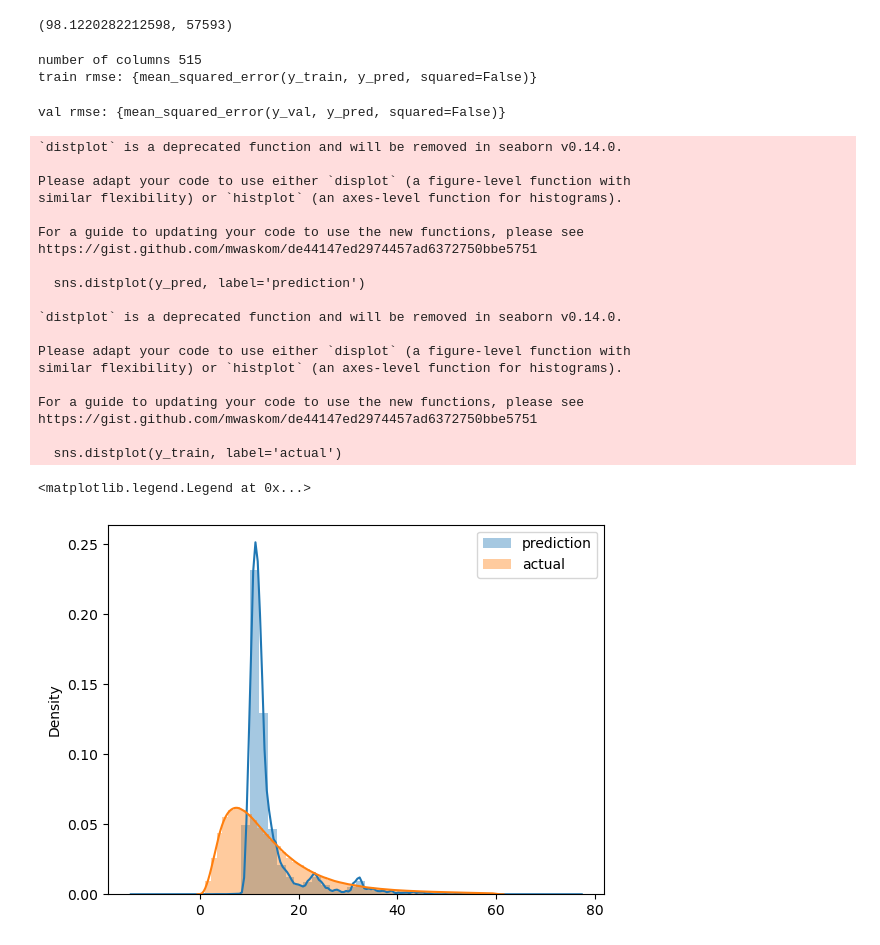
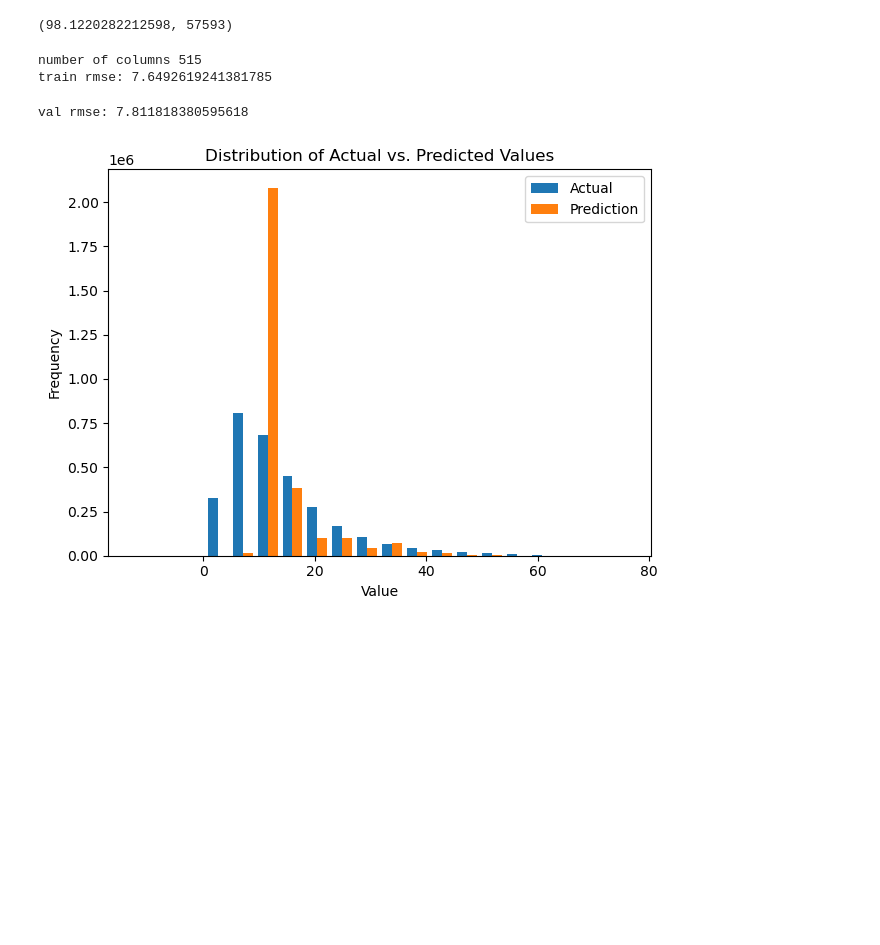
Before and after one commit to daleman/mlops-zoomcamp, a Jupyter notebook: 1_intro.ipynb, the cells around one changed output. Saved outputs shown, nothing was run; the diff lists cells and outputs as text; code cells hidden in the pictures; blank space fills up the shorter version.

```diff
--- a/1_intro.ipynb
+++ b/1_intro.ipynb
@@ -111,42 +111,25 @@ print(f"number of columns {X_train.shape[1]}")
 lr_trained = train(X_train,y_train)
 y_pred = lr_trained.predict(X_train)
 
-print("train rmse: {mean_squared_error(y_train, y_pred, squared=False)}")
+print(f"train rmse: {mean_squared_error(y_train, y_pred, squared=False)}")
 # %% [output]
 number of columns 515
-train rmse: {mean_squared_error(y_train, y_pred, squared=False)}
+train rmse: 7.6492619241381785
 # %%
 df_val = prepare_data("./data/yellow_tripdata_2023-02.parquet",categorical_cols)
 X_val,y_val = vectorize(df_val,categorical_cols,False)
 y_pred = lr_trained.predict(X_val)
 
-print("val rmse: {mean_squared_error(y_val, y_pred, squared=False)}")
+print(f"val rmse: {mean_squared_error(y_val, y_pred, squared=False)}")
 # %% [output]
-val rmse: {mean_squared_error(y_val, y_pred, squared=False)}
+val rmse: 7.811818380595618
-# %%
-sns.distplot(y_pred, label='prediction')
-sns.distplot(y_train, label='actual')
-
-plt.legend()
-# %% [output]
-`distplot` is a deprecated function and will be removed in seaborn v0.14.0.
-
-Please adapt your code to use either `displot` (a figure-level function with
-similar flexibility) or `histplot` (an axes-level function for histograms).
-
-For a guide to updating your code to use the new functions, please see
-https://gist.github.com/mwaskom/de44147ed2974457ad6372750bbe5751
-
-  sns.distplot(y_pred, label='prediction')
-
-`distplot` is a deprecated function and will be removed in seaborn v0.14.0.
-
-Please adapt your code to use either `displot` (a figure-level function with
-similar flexibility) or `histplot` (an axes-level function for histograms).
-
-For a guide to updating your code to use the new functions, please see
-https://gist.github.com/mwaskom/de44147ed2974457ad6372750bbe5751
-
-  sns.distplot(y_train, label='actual')
-<matplotlib.legend.Legend at 0x...>
-[figure, removed]
+# %%
+plt.hist([y_train, y_pred], label=["Actual", "Prediction"], histtype='bar', stacked=False, bins =20)
+plt.xlabel("Value")
+plt.ylabel("Frequency")
+plt.title("Distribution of Actual vs. Predicted Values")
+plt.legend()
+plt.tight_layout()
+plt.show()
+# %% [output]
+[figure, added]
```
